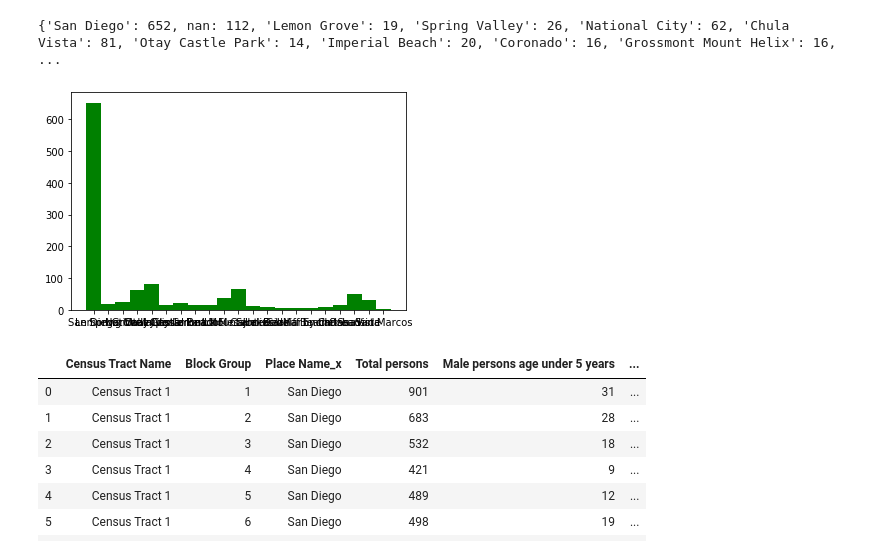
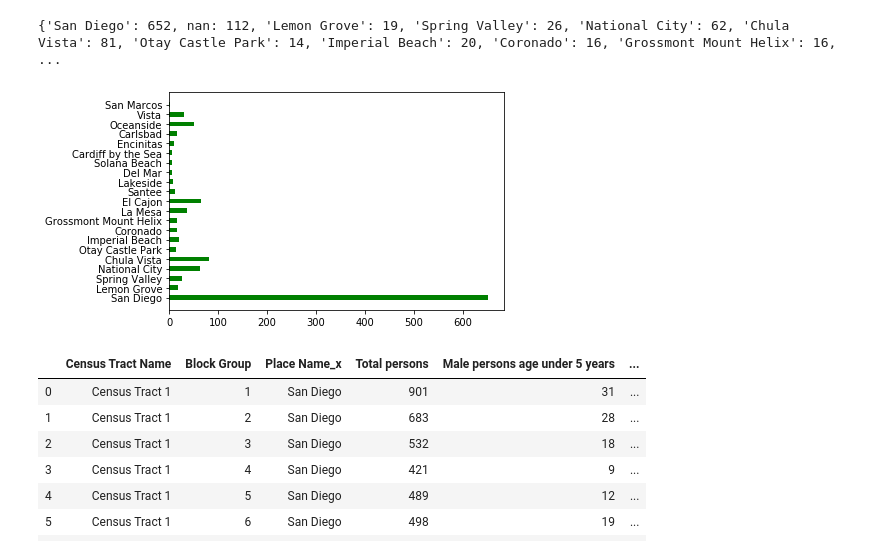
Before and after one commit to MangoOverlord/DataHacks2020, a Jupyter notebook: Dataset/CountingBlocks.ipynb, the cells around one changed output. Drawn from its saved outputs; the diff is of its cells as text; code cells hidden in the pictures.

```diff
--- a/Dataset/CountingBlocks.ipynb
+++ b/Dataset/CountingBlocks.ipynb
@@ -20,9 +20,9 @@ print(wordFrequency)
 # %%
 for x in wordFrequency.keys():
     if x != 'nan':
-        plt.bar(x, wordFrequency.get(x), 1.0, color='g')
+        plt.barh(x, wordFrequency.get(x), 0.5, color='g')
 # %% [output]
-[figure, old version]
+[figure, new version]
 # %%
 roughdraft.head(10)
 # %% [output]
```
Also changed, not shown: parts of 15 cells of this notebook.
